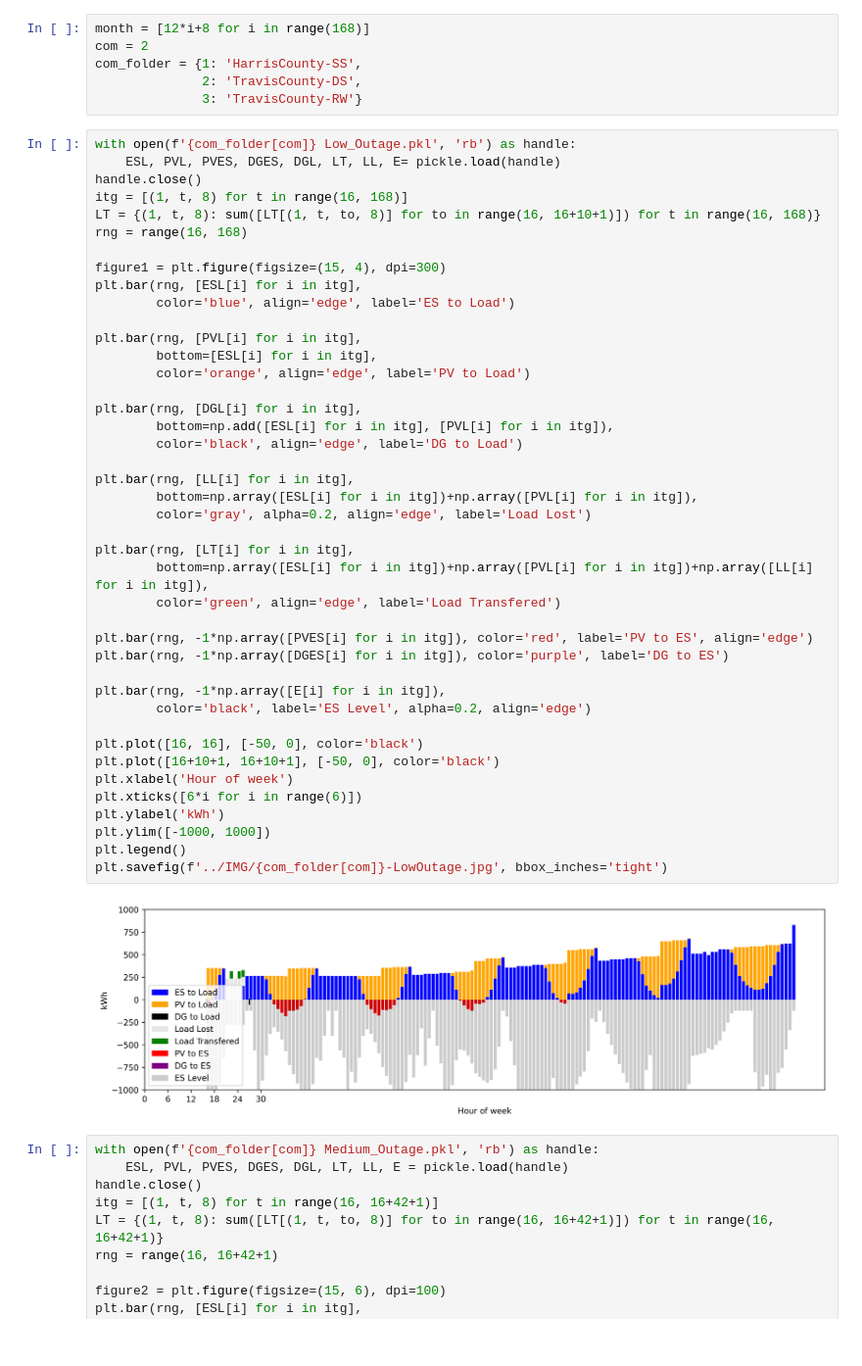
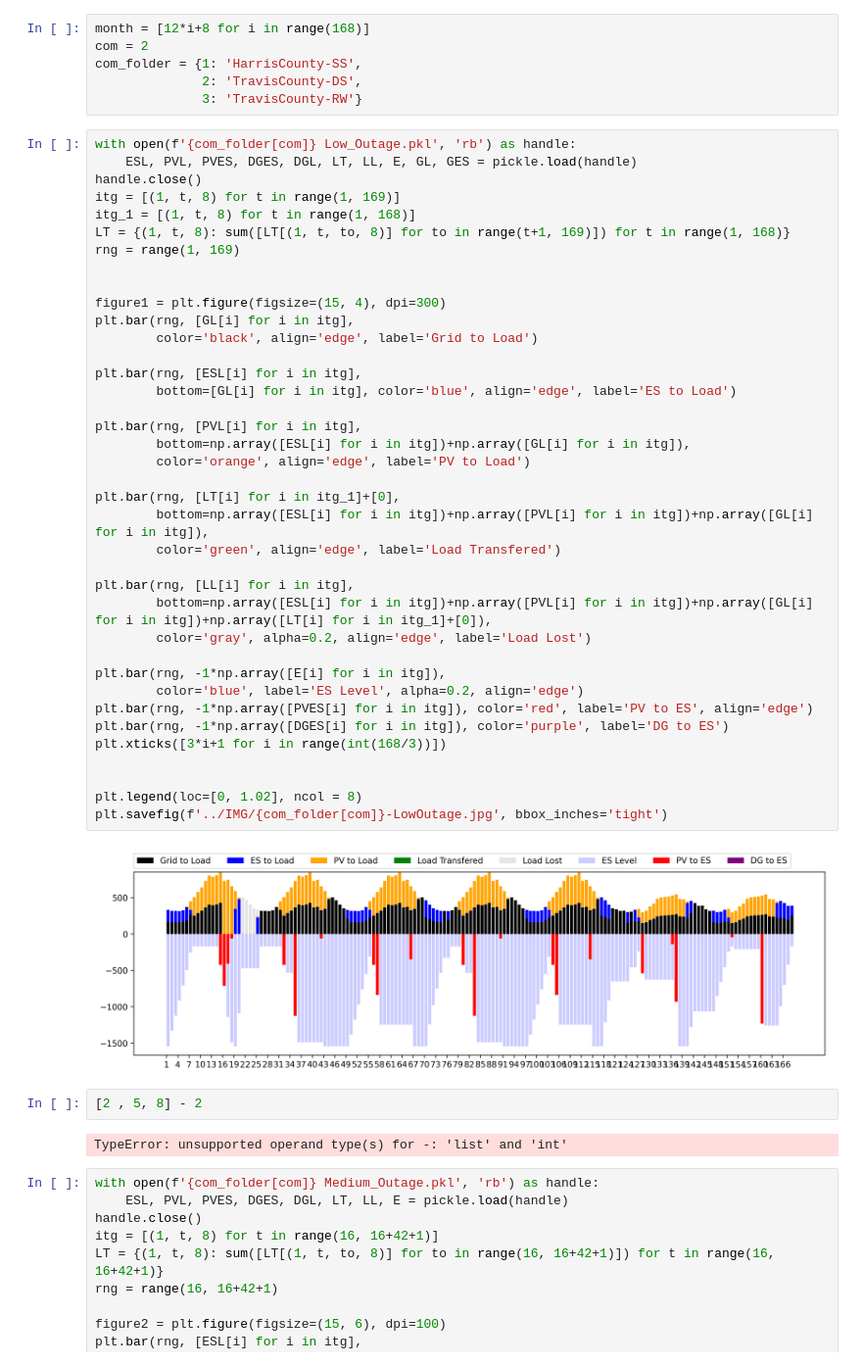
Before and after one commit to FarzaneEzzati/RCMG-PlanningOperation, a Jupyter notebook: Visualizations/Hourly Performance.ipynb, the cells around one changed output. Shown at 98% size. Saved outputs shown, nothing was run; the diff lists cells and outputs as text.

```diff
--- a/Visualizations/Hourly Performance.ipynb
+++ b/Visualizations/Hourly Performance.ipynb
@@ -12,48 +12,48 @@ com_folder = {1: 'HarrisCounty-SS',
               3: 'TravisCounty-RW'}
 # %%
 with open(f'{com_folder[com]} Low_Outage.pkl', 'rb') as handle:
-    ESL, PVL, PVES, DGES, DGL, LT, LL, E= pickle.load(handle)
+    ESL, PVL, PVES, DGES, DGL, LT, LL, E, GL, GES = pickle.load(handle)
 handle.close()
-itg = [(1, t, 8) for t in range(16, 168)]
-LT = {(1, t, 8): sum([LT[(1, t, to, 8)] for to in range(16, 16+10+1)]) for t in range(16, 168)}
-rng = range(16, 168)
+itg = [(1, t, 8) for t in range(1, 169)]
+itg_1 = [(1, t, 8) for t in range(1, 168)]
+LT = {(1, t, 8): sum([LT[(1, t, to, 8)] for to in range(t+1, 169)]) for t in range(1, 168)}
+rng = range(1, 169)
+
 
 figure1 = plt.figure(figsize=(15, 4), dpi=300)
+plt.bar(rng, [GL[i] for i in itg],
+        color='black', align='edge', label='Grid to Load')
+
 plt.bar(rng, [ESL[i] for i in itg],
-        color='blue', align='edge', label='ES to Load')
+        bottom=[GL[i] for i in itg], color='blue', align='edge', label='ES to Load')
 
 plt.bar(rng, [PVL[i] for i in itg],
-        bottom=[ESL[i] for i in itg],
+        bottom=np.array([ESL[i] for i in itg])+np.array([GL[i] for i in itg]),
         color='orange', align='edge', label='PV to Load')
 
-plt.bar(rng, [DGL[i] for i in itg],
-        bottom=np.add([ESL[i] for i in itg], [PVL[i] for i in itg]),
-        color='black', align='edge', label='DG to Load')
+plt.bar(rng, [LT[i] for i in itg_1]+[0],
+        bottom=np.array([ESL[i] for i in itg])+np.array([PVL[i] for i in itg])+np.array([GL[i] for i in itg]),
+        color='green', align='edge', label='Load Transfered')
 
 plt.bar(rng, [LL[i] for i in itg],
-        bottom=np.array([ESL[i] for i in itg])+np.array([PVL[i] for i in itg]),
+        bottom=np.array([ESL[i] for i in itg])+np.array([PVL[i] for i in itg])+np.array([GL[i] for i in itg])+np.array([LT[i] for i in itg_1]+[0]),
         color='gray', alpha=0.2, align='edge', label='Load Lost')
 
-plt.bar(rng, [LT[i] for i in itg],
-        bottom=np.array([ESL[i] for i in itg])+np.array([PVL[i] for i in itg])+np.array([LL[i] for i in itg]),
-        color='green', align='edge', label='Load Transfered')
-
+plt.bar(rng, -1*np.array([E[i] for i in itg]),
+        color='blue', label='ES Level', alpha=0.2, align='edge')
 plt.bar(rng, -1*np.array([PVES[i] for i in itg]), color='red', label='PV to ES', align='edge')
 plt.bar(rng, -1*np.array([DGES[i] for i in itg]), color='purple', label='DG to ES')
+plt.xticks([3*i+1 for i in range(int(168/3))])
 
-plt.bar(rng, -1*np.array([E[i] for i in itg]),
-        color='black', label='ES Level', alpha=0.2, align='edge')
 
-plt.plot([16, 16], [-50, 0], color='black')
-plt.plot([16+10+1, 16+10+1], [-50, 0], color='black')
-plt.xlabel('Hour of week')
-plt.xticks([6*i for i in range(6)])
-plt.ylabel('kWh')
-plt.ylim([-1000, 1000])
-plt.legend()
+plt.legend(loc=[0, 1.02], ncol = 8)
 plt.savefig(f'../IMG/{com_folder[com]}-LowOutage.jpg', bbox_inches='tight')
 # %% [output]
-[figure, old version]
+[figure, new version]
+# %%
+[2 , 5, 8] - 2
+# %% [output]
+TypeError: unsupported operand type(s) for -: 'list' and 'int'
 # %%
 with open(f'{com_folder[com]} Medium_Outage.pkl', 'rb') as handle:
     ESL, PVL, PVES, DGES, DGL, LT, LL, E = pickle.load(handle)
```
Also changed, not shown: 6 other files.
